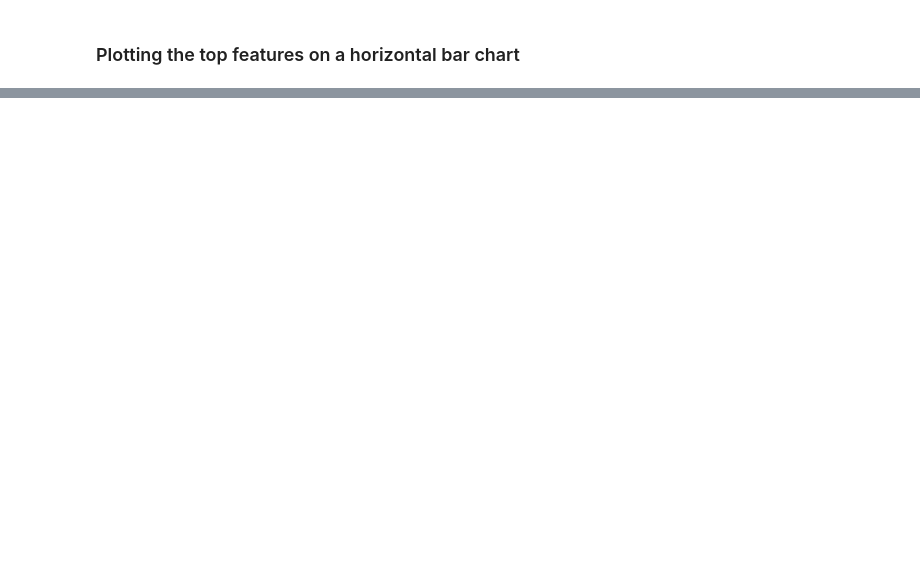
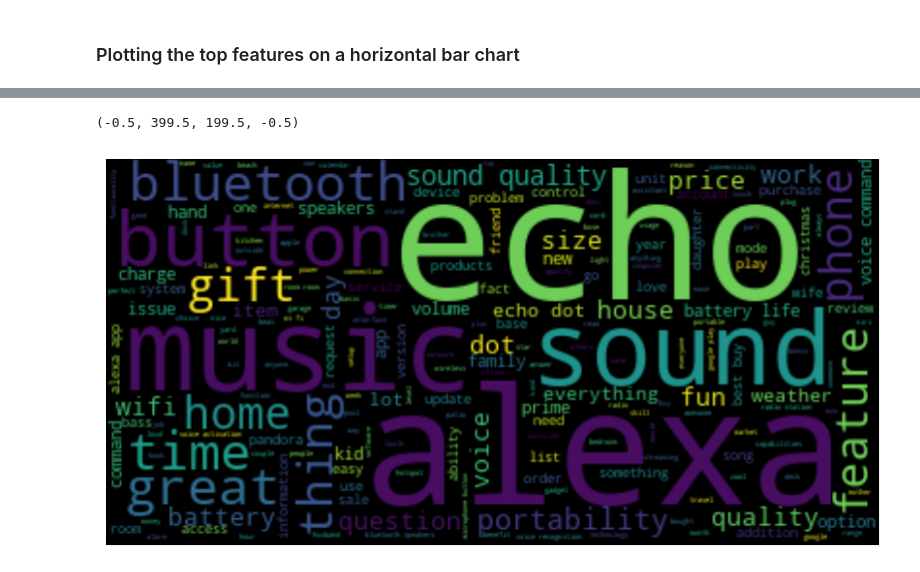
Before and after one commit to prashant9501/NLP, a Jupyter notebook: Lesson 3 - Review Keywords.ipynb, the cells around one changed output, grey strips where cells are left out. Drawn from its saved outputs; the diff is of its cells as text; code cells hidden in the pictures; blank space fills up the shorter version.

```diff
--- a/Lesson 3 - Review Keywords.ipynb
+++ b/Lesson 3 - Review Keywords.ipynb
@@ -58,7 +58,7 @@ sent_tokenize(reviews0[3])
 # %% [markdown]
 Doing this for all the reviews
 # %%
-review_sents = [sent_tokenize(sent) for sent in reviews0]
+review_sents = [sent_tokenize(review) for review in reviews0]
 # %%
 len(review_sents)
 # %% [output]
@@ -301,0 +404,9 @@ plt.show()
+# %%
+textall = " ".join(all_nouns_clean)
+wordcloud = WordCloud().generate(textall)
+plt.figure(figsize=(10, 8))
+plt.imshow(wordcloud, interpolation='bilinear')
+plt.axis("off")
+# %% [output]
+(-0.5, 399.5, 199.5, -0.5)
+[figure, added]
```
Also changed, not shown: parts of 29 cells of this notebook, 1 other file.
